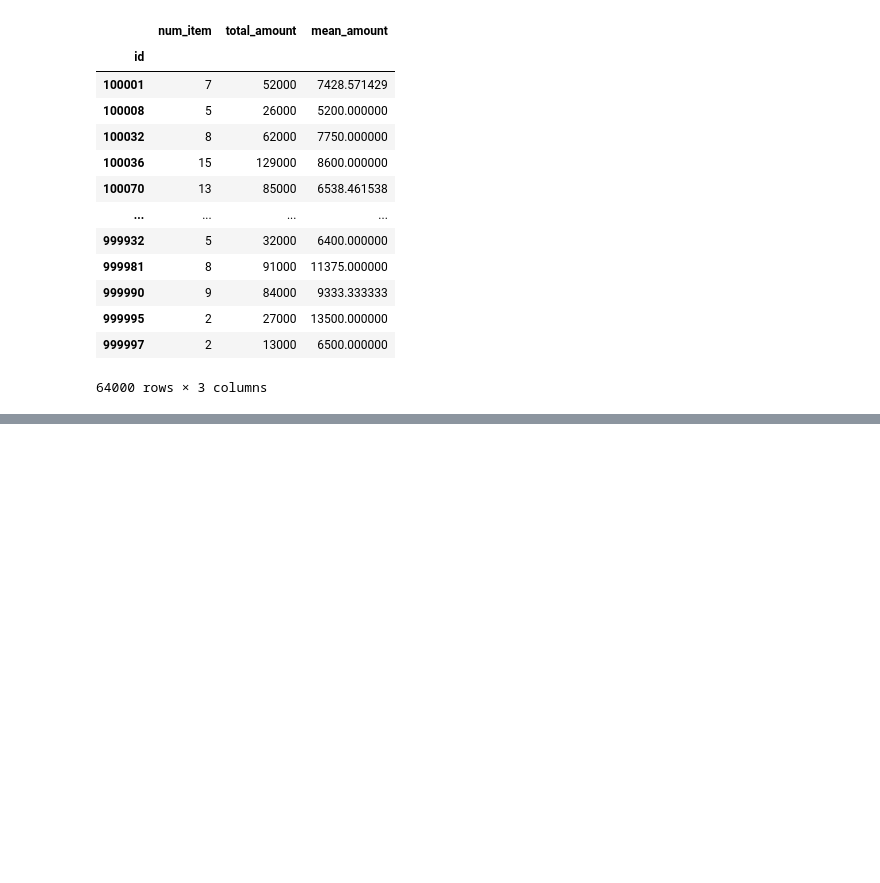
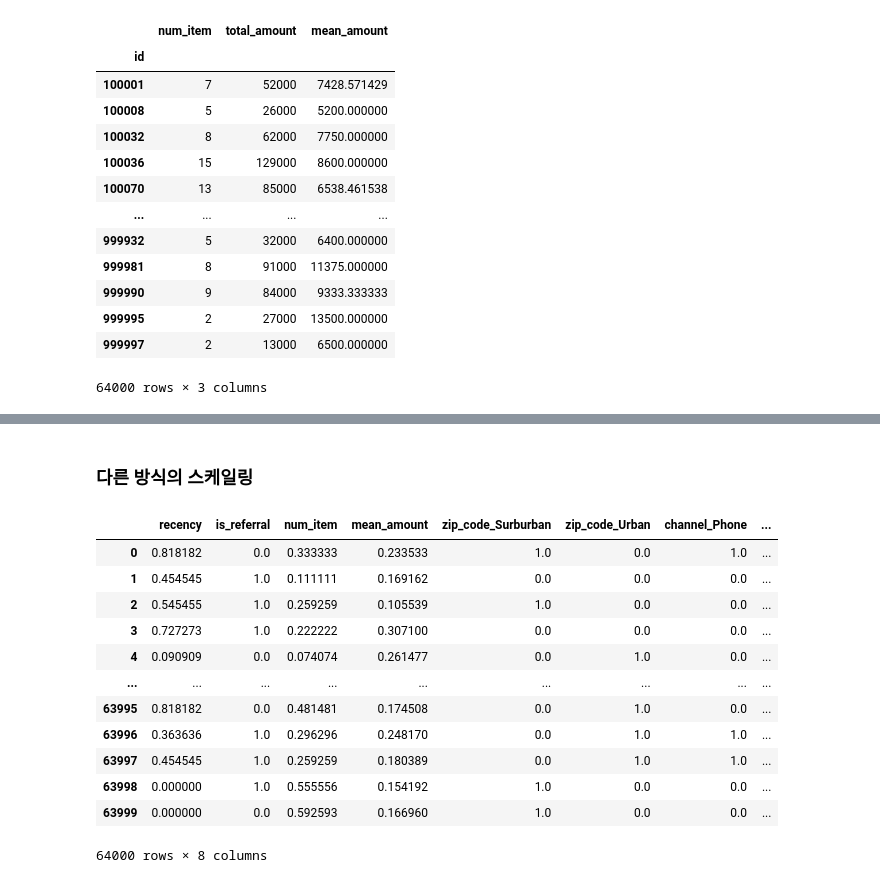
Before and after one commit to yusangsoo/Fintech_PM, a Jupyter notebook: 06_machine_learning/09_쇼핑몰_프로모션_효율예측분석_KNN, SVM_SMOTE_RandCV_강사님버젼.ipynb, the cells around one changed output, grey strips where cells are left out. Cells and saved outputs as stored; diff of their text form; code cells hidden in the pictures; blank space fills up the shorter version.

```diff
--- a/06_machine_learning/09_쇼핑몰_프로모션_효율예측분석_KNN, SVM_SMOTE_RandCV_강사님버젼.ipynb
+++ b/06_machine_learning/09_쇼핑몰_프로모션_효율예측분석_KNN, SVM_SMOTE_RandCV_강사님버젼.ipynb
@@ -263,0 +361,3 @@ mem.join(tran_total)
+# %%
+data = data.drop(['total_amount', 'frequency'], axis = 1)
+data
@@ -263,0 +379,3 @@ mem.join(tran_total)
+# %%
+data = pd.get_dummies(data, drop_first = True)
+data.head()
@@ -263,0 +396,3 @@ mem.join(tran_total)
+# %%
+X = data.drop('conversion', axis = 1)
+y = data['conversion']
@@ -263,0 +743,2 @@ mem.join(tran_total)
+# %% [markdown]
+### 다른 방식의 스케일링
@@ -263,0 +747,22 @@ mem.join(tran_total)
+# %%
+mm = MinMaxScaler()
+mm_X = mm.fit_transform(X)
+rb = RobustScaler()
+rb_X = rb.fit_transform(X)
+# %%
+X_mm_scaled = pd.DataFrame(mm_X, columns = X.columns)
+X_mm_scaled
+# %% [output]
+|  | recency | is_referral | num_item | mean_amount | zip_code_Surburban | zip_code_Urban | channel_Phone | ... |
+| 0 | 0.818182 | 0.0 | 0.333333 | 0.233533 | 1.0 | 0.0 | 1.0 | ... |
+| 1 | 0.454545 | 1.0 | 0.111111 | 0.169162 | 0.0 | 0.0 | 0.0 | ... |
+| 2 | 0.545455 | 1.0 | 0.259259 | 0.105539 | 1.0 | 0.0 | 0.0 | ... |
+| 3 | 0.727273 | 1.0 | 0.222222 | 0.307100 | 0.0 | 0.0 | 0.0 | ... |
+| 4 | 0.090909 | 0.0 | 0.074074 | 0.261477 | 0.0 | 1.0 | 0.0 | ... |
+| ... | ... | ... | ... | ... | ... | ... | ... | ... |
+| 63995 | 0.818182 | 0.0 | 0.481481 | 0.174508 | 0.0 | 1.0 | 0.0 | ... |
+| 63996 | 0.363636 | 1.0 | 0.296296 | 0.248170 | 0.0 | 1.0 | 1.0 | ... |
+| 63997 | 0.454545 | 1.0 | 0.259259 | 0.180389 | 0.0 | 1.0 | 1.0 | ... |
+| 63998 | 0.000000 | 1.0 | 0.555556 | 0.154192 | 1.0 | 0.0 | 0.0 | ... |
+| 63999 | 0.000000 | 0.0 | 0.592593 | 0.166960 | 1.0 | 0.0 | 0.0 | ... |
+64000 rows × 8 columns
```
Also changed, not shown: parts of 78 cells of this notebook.
